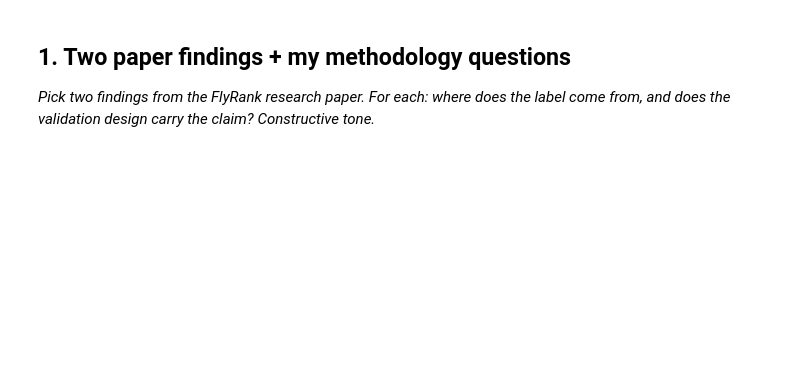
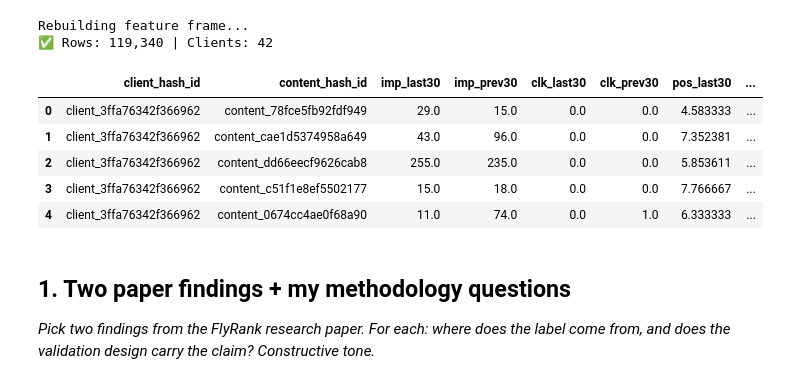
Before and after one commit to SIDRAATTIQUE/flyrank-machine-learning, a Jupyter notebook: work/notebooks/w06_validation_audit.ipynb, the cells around one changed output. Drawn from its saved outputs; the diff is of its cells as text; code cells hidden in the pictures; blank space fills up the shorter version.

```diff
--- a/work/notebooks/w06_validation_audit.ipynb
+++ b/work/notebooks/w06_validation_audit.ipynb
@@ -9,3 +54,62 @@ This skeleton is yours to fill. Work the sections **in order** — each one has
+# %%
+import duckdb
+import pandas as pd
+import numpy as np
+
+con = duckdb.connect()
+con.execute(f"CREATE OR REPLACE SECRET hf (TYPE huggingface, TOKEN '{HF_TOKEN}')")
+
+LOCAL_FACT = f"read_parquet('{local_path}/fact_content_daily_performance/month=2026-0*/*.parquet')"
+
+print("Rebuilding feature frame...")
+
+feature_frame = con.sql(f"""
+    WITH features AS (
+        SELECT
+            client_hash_id,
+            content_hash_id,
+            SUM(CASE WHEN report_date >= '2026-03-01'
+                THEN gsc_impressions ELSE 0 END)         AS imp_last30,
+            SUM(CASE WHEN report_date < '2026-03-01'
+                THEN gsc_impressions ELSE 0 END)          AS imp_prev30,
+            SUM(CASE WHEN report_date >= '2026-03-01'
+                THEN gsc_clicks ELSE 0 END)               AS clk_last30,
+            SUM(CASE WHEN report_date < '2026-03-01'
+                THEN gsc_clicks ELSE 0 END)               AS clk_prev30,
+            AVG(CASE WHEN report_date >= '2026-03-01'
+                THEN gsc_avg_position END)                AS pos_last30,
+            AVG(CASE WHEN report_date < '2026-03-01'
+                THEN gsc_avg_position END)                AS pos_prev30,
+            STDDEV(gsc_avg_position)                      AS pos_volatility,
+            COUNT(DISTINCT report_date)                   AS days_of_data
+        FROM {LOCAL_FACT}
+        WHERE report_date >= '2026-02-01'
+          AND report_date <= '2026-03-31'
+        GROUP BY 1, 2
+        HAVING imp_prev30 >= 10
+    )
+    SELECT * FROM features
+""").df()
+
+feature_frame['ctr_last30'] = feature_frame['clk_last30'] / feature_frame['imp_last30'].replace(0, np.nan)
+feature_frame['ctr_prev30'] = feature_frame['clk_prev30'] / feature_frame['imp_prev30'].replace(0, np.nan)
+feature_frame['ctr_change'] = feature_frame['ctr_last30'] - feature_frame['ctr_prev30']
+feature_frame['pos_change'] = feature_frame['pos_last30'] - feature_frame['pos_prev30']
+feature_frame['is_declining'] = (
+    feature_frame['imp_last30'] < 0.8 * feature_frame['imp_prev30']
+).astype(int)
+
+print(f"✅ Rows: {len(feature_frame):,} | Clients: {feature_frame['client_hash_id'].nunique()}")
+display(feature_frame.head())
+# %% [output]
+Rebuilding feature frame...
+✅ Rows: 119,340 | Clients: 42
+|  | client_hash_id | content_hash_id | imp_last30 | imp_prev30 | clk_last30 | clk_prev30 | pos_last30 | ... |
+| 0 | client_3ffa76342f366962 | content_78fce5fb92fdf949 | 29.0 | 15.0 | 0.0 | 0.0 | 4.583333 | ... |
+| 1 | client_3ffa76342f366962 | content_cae1d5374958a649 | 43.0 | 96.0 | 0.0 | 0.0 | 7.352381 | ... |
+| 2 | client_3ffa76342f366962 | content_dd66eecf9626cab8 | 255.0 | 235.0 | 0.0 | 0.0 | 5.853611 | ... |
+| 3 | client_3ffa76342f366962 | content_c51f1e8ef5502177 | 15.0 | 18.0 | 0.0 | 0.0 | 7.766667 | ... |
+| 4 | client_3ffa76342f366962 | content_0674cc4ae0f68a90 | 11.0 | 74.0 | 0.0 | 1.0 | 6.333333 | ... |
 # %% [markdown]
 ## 1. Two paper findings + my methodology questions
 
```
Also changed, not shown: parts of 10 cells of this notebook.
